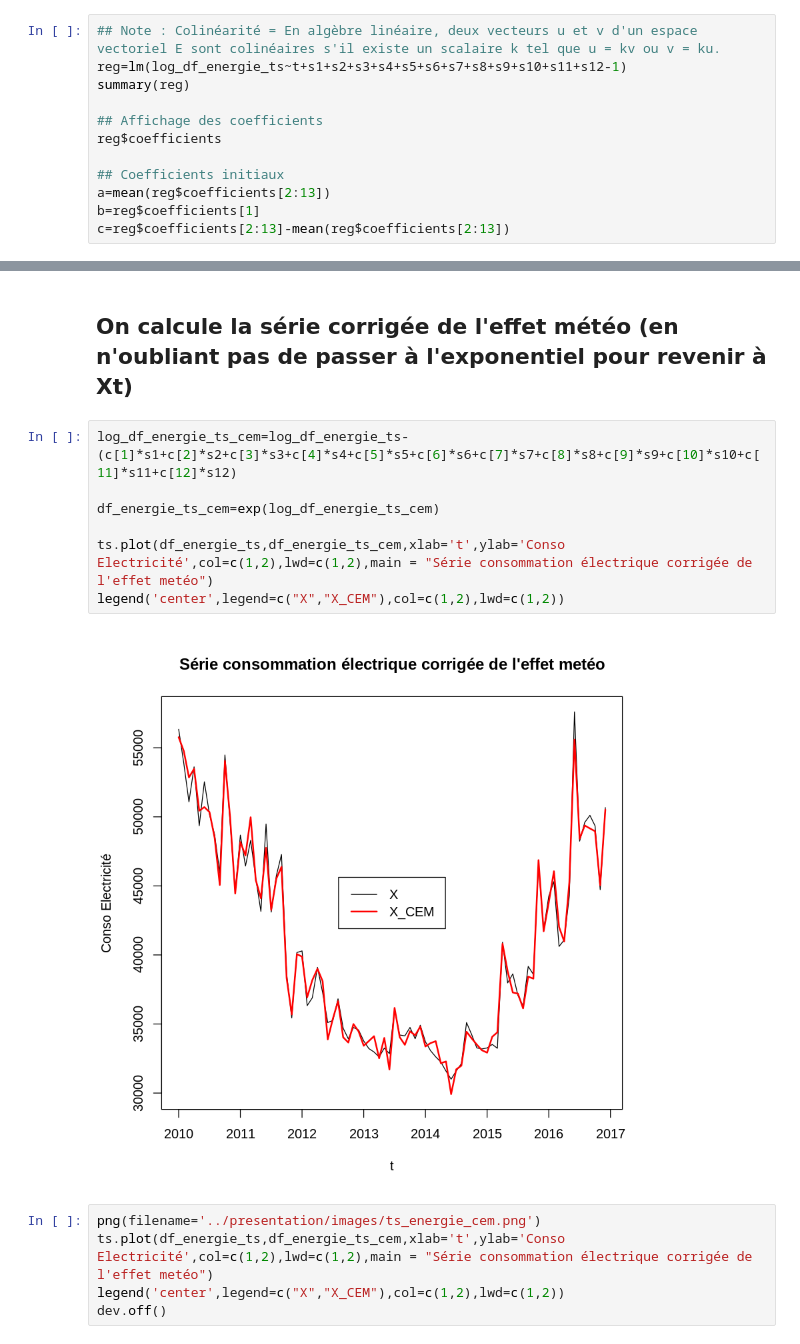
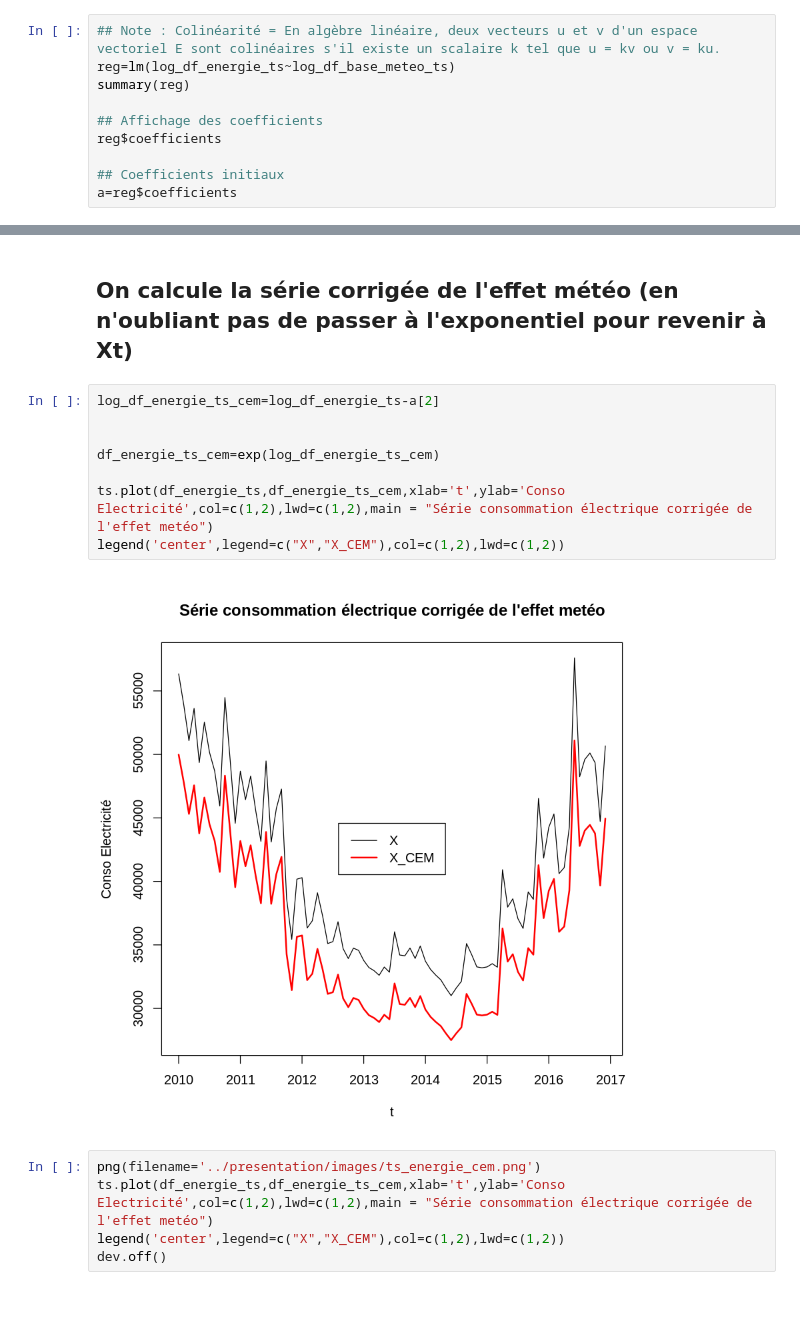
Before and after one commit to Silvock/projet_9_temporal_series, a Jupyter notebook: notebook/analyse.ipynb, the cells around one changed output, grey strips where cells are left out. Drawn from its saved outputs; the diff is of its cells as text; blank space fills up the shorter version.

```diff
--- a/notebook/analyse.ipynb
+++ b/notebook/analyse.ipynb
@@ -256,15 +239,13 @@ for (i in 1:12)
 ## On effectue la régression linéaire (le modèle a été transformé afin de palier au problème de colinéarité) sur la série Yt
 # %%
 ## Note : Colinéarité = En algèbre linéaire, deux vecteurs u et v d'un espace vectoriel E sont colinéaires s'il existe un scalaire k tel que u = kv ou v = ku.
-reg=lm(log_df_energie_ts~t+s1+s2+s3+s4+s5+s6+s7+s8+s9+s10+s11+s12-1)
+reg=lm(log_df_energie_ts~log_df_base_meteo_ts)
 summary(reg)
 
 ## Affichage des coefficients
 reg$coefficients
 
 ## Coefficients initiaux
-a=mean(reg$coefficients[2:13])
-b=reg$coefficients[1]
-c=reg$coefficients[2:13]-mean(reg$coefficients[2:13])
+a=reg$coefficients
 # %% [output]
 Call:
@@ -295,14 +316,15 @@ cem = Correction Effet météo
 # %% [markdown]
 ## On calcule la série corrigée de l'effet météo (en n'oubliant pas de passer à l'exponentiel pour revenir à Xt)
 # %%
-log_df_energie_ts_cem=log_df_energie_ts-(c[1]*s1+c[2]*s2+c[3]*s3+c[4]*s4+c[5]*s5+c[6]*s6+c[7]*s7+c[8]*s8+c[9]*s9+c[10]*s10+c[11]*s11+c[12]*s12)
+log_df_energie_ts_cem=log_df_energie_ts-a[2]
+
 
 df_energie_ts_cem=exp(log_df_energie_ts_cem)
 
 ts.plot(df_energie_ts,df_energie_ts_cem,xlab='t',ylab='Conso Electricité',col=c(1,2),lwd=c(1,2),main = "Série consommation électrique corrigée de l'effet metéo")
 legend('center',legend=c("X","X_CEM"),col=c(1,2),lwd=c(1,2))
 # %% [output]
-[figure, old version]
+[figure, new version]
 # %%
 png(filename='../presentation/images/ts_energie_cem.png')
 ts.plot(df_energie_ts,df_energie_ts_cem,xlab='t',ylab='Conso Electricité',col=c(1,2),lwd=c(1,2),main = "Série consommation électrique corrigée de l'effet metéo")
```
Also changed, not shown: parts of 51 cells of this notebook, 8 other files.
